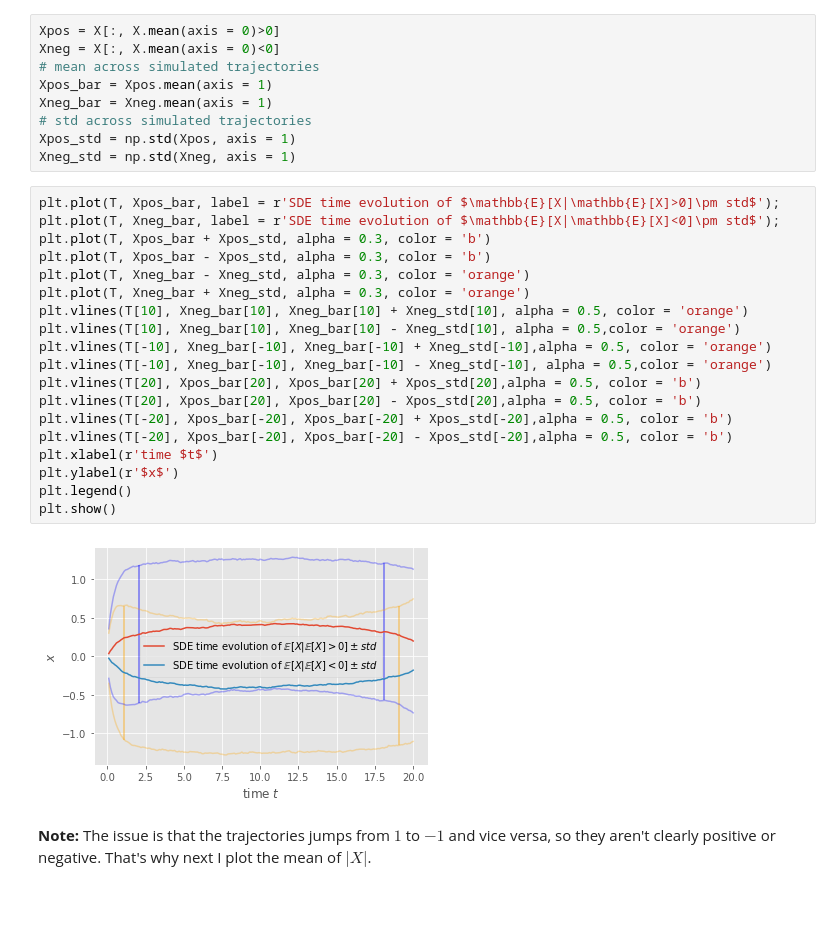
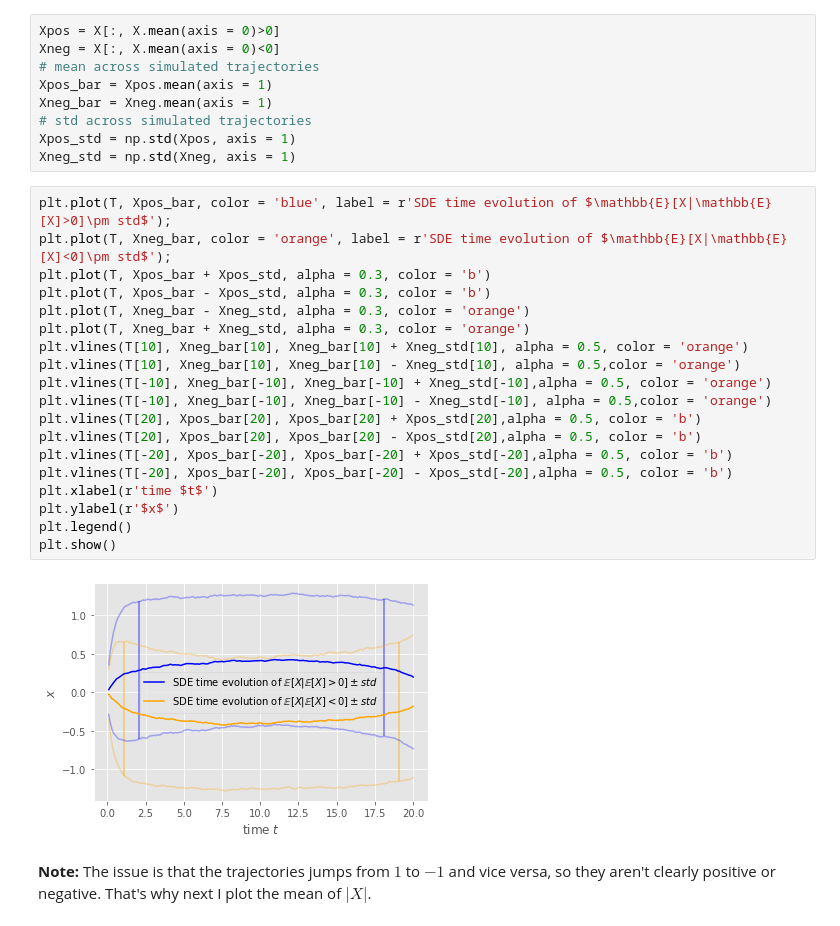
Before and after one commit to athantas95/thesis, a Jupyter notebook: Euler-Maruyama_FP_FPTP-241021.ipynb, the cells around one changed output. Saved outputs shown, nothing was run; the diff lists cells and outputs as text.

```diff
--- a/Euler-Maruyama_FP_FPTP-241021.ipynb
+++ b/Euler-Maruyama_FP_FPTP-241021.ipynb
@@ -240,26 +240,26 @@ Xneg_bar = Xneg.mean(axis = 1)
 Xpos_std = np.std(Xpos, axis = 1)
 Xneg_std = np.std(Xneg, axis = 1)
 # %%
-plt.plot(T, Xpos_bar, label = r'SDE time evolution of $\mathbb{E}[X|\mathbb{E}[X]>0]\pm std$');
-plt.plot(T, Xneg_bar, label = r'SDE time evolution of $\mathbb{E}[X|\mathbb{E}[X]<0]\pm std$');
+plt.plot(T, Xpos_bar, color = 'blue', label = r'SDE time evolution of $\mathbb{E}[X|\mathbb{E}[X]>0]\pm std$');
+plt.plot(T, Xneg_bar, color = 'orange', label = r'SDE time evolution of $\mathbb{E}[X|\mathbb{E}[X]<0]\pm std$');
 plt.plot(T, Xpos_bar + Xpos_std, alpha = 0.3, color = 'b')
 plt.plot(T, Xpos_bar - Xpos_std, alpha = 0.3, color = 'b')
 plt.plot(T, Xneg_bar - Xneg_std, alpha = 0.3, color = 'orange')
 plt.plot(T, Xneg_bar + Xneg_std, alpha = 0.3, color = 'orange')
 plt.vlines(T[10], Xneg_bar[10], Xneg_bar[10] + Xneg_std[10], alpha = 0.5, color = 'orange')
 plt.vlines(T[10], Xneg_bar[10], Xneg_bar[10] - Xneg_std[10], alpha = 0.5,color = 'orange')
 plt.vlines(T[-10], Xneg_bar[-10], Xneg_bar[-10] + Xneg_std[-10],alpha = 0.5, color = 'orange')
 plt.vlines(T[-10], Xneg_bar[-10], Xneg_bar[-10] - Xneg_std[-10], alpha = 0.5,color = 'orange')
 plt.vlines(T[20], Xpos_bar[20], Xpos_bar[20] + Xpos_std[20],alpha = 0.5, color = 'b')
 plt.vlines(T[20], Xpos_bar[20], Xpos_bar[20] - Xpos_std[20],alpha = 0.5, color = 'b')
 plt.vlines(T[-20], Xpos_bar[-20], Xpos_bar[-20] + Xpos_std[-20],alpha = 0.5, color = 'b')
 plt.vlines(T[-20], Xpos_bar[-20], Xpos_bar[-20] - Xpos_std[-20],alpha = 0.5, color = 'b')
 plt.xlabel(r'time $t$')
 plt.ylabel(r'$x$')
 plt.legend()
 plt.show()
 # %% [output]
-[figure, old version]
+[figure, new version]
 # %% [markdown]
 **Note:** The issue is that the trajectories jumps from $1$ to $-1$ and vice versa, so they aren't clearly positive or negative. That's why next I plot the mean of $|X|$.
 # %%
```
